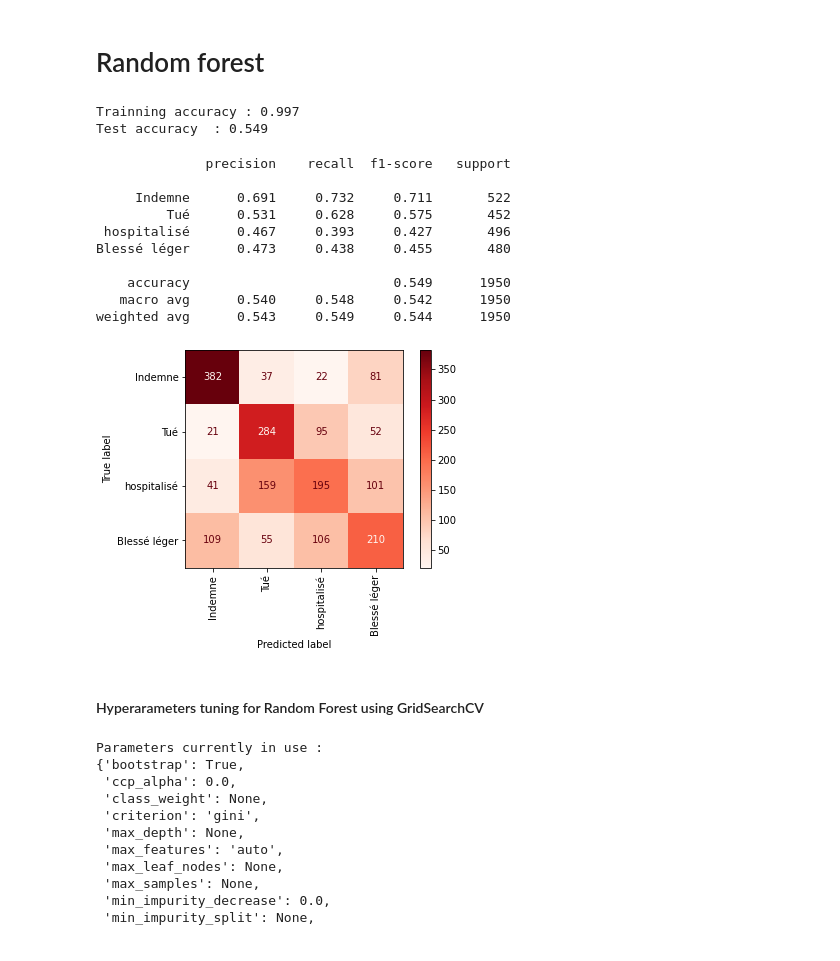
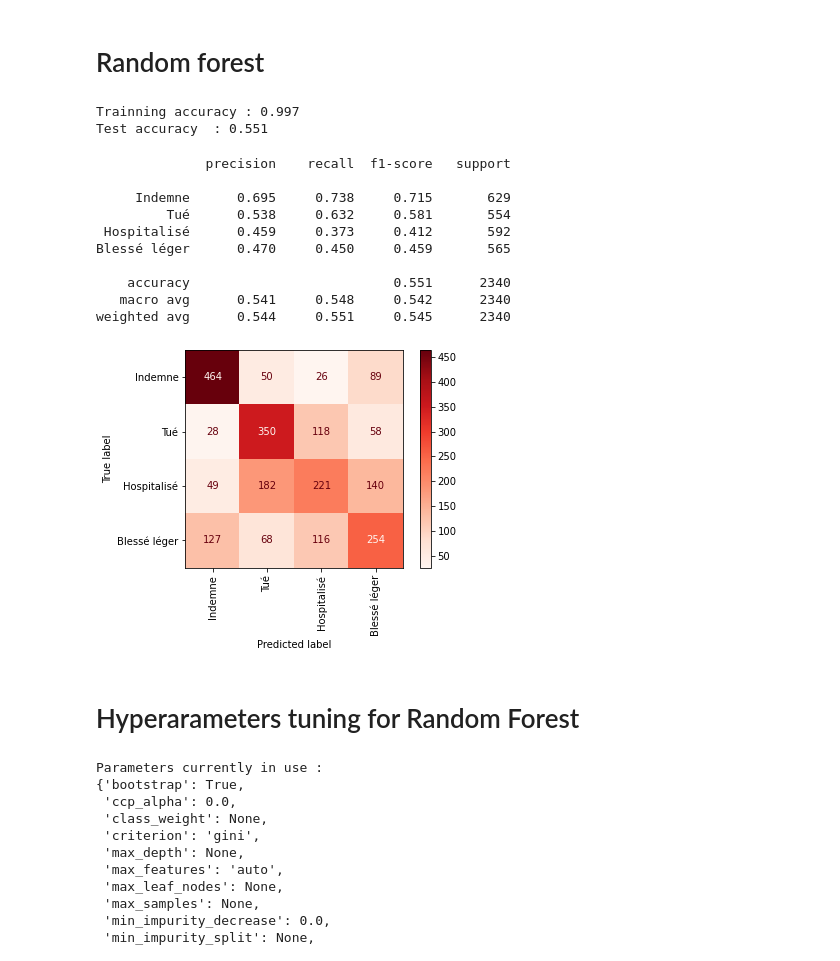
Before and after one commit to htsull/Algo_Python_Class_Project, a Jupyter notebook: project - Copy - Copy.ipynb, the cells around one changed output. Drawn from its saved outputs; the diff is of its cells as text; code cells hidden in the pictures.

```diff
--- a/project - Copy - Copy.ipynb
+++ b/project - Copy - Copy.ipynb
@@ -262,7 +262,7 @@ X_N_data = normalize(X_data.values)
 
 y = y_rus
 # Splitting the data for training and test purpose
-X_train, X_test, y_train, y_test = train_test_split(X_N_data, y, random_state=42)
+X_train, X_test, y_train, y_test = train_test_split(X_N_data, y, random_state=42, test_size= .3)
 # %% [markdown]
 <span style = 'color : red'>===================================================================<span>
 # %% [markdown]
@@ -415,31 +415,31 @@ print('Trainning accuracy : {:04.3f}'.format(model_rf.score(X_train, y_train)))
 print('Test accuracy  : {:04.3f}'.format(model_rf.score(X_test, y_test)))
 # %% [output]
 Trainning accuracy : 0.997
-Test accuracy  : 0.549
+Test accuracy  : 0.551
 # %%
 from sklearn.metrics import plot_confusion_matrix, classification_report
-labels_disp = ["Indemne", "Tué", "hospitalisé", "Blessé léger"]
+labels_disp = ["Indemne", "Tué", "Hospitalisé", "Blessé léger"]
 print(classification_report(y_test, predictions_test, digits=3, zero_division = 1, target_names = labels_disp)),
 disp = plot_confusion_matrix(model_rf,
                              X_test,
                              y_test,
                              cmap='Reds',
                              values_format='d',
                              display_labels=labels_disp,
                              xticks_rotation= 'vertical'
                              )
 # %% [output]
               precision    recall  f1-score   support
 
-     Indemne      0.691     0.732     0.711       522
-         Tué      0.531     0.628     0.575       452
- hospitalisé      0.467     0.393     0.427       496
-Blessé léger      0.473     0.438     0.455       480
+     Indemne      0.695     0.738     0.715       629
+         Tué      0.538     0.632     0.581       554
+ Hospitalisé      0.459     0.373     0.412       592
+Blessé léger      0.470     0.450     0.459       565
 
-    accuracy                          0.549      1950
-   macro avg      0.540     0.548     0.542      1950
-weighted avg      0.543     0.549     0.544      1950
+    accuracy                          0.551      2340
+   macro avg      0.541     0.548     0.542      2340
+weighted avg      0.544     0.551     0.545      2340
-[figure, old version]
+[figure, new version]
 # %% [markdown]
-#### Hyperarameters tuning for Random Forest using GridSearchCV
+# Hyperarameters tuning for Random Forest
 # %%
```
Also changed, not shown: parts of 39 cells of this notebook.
